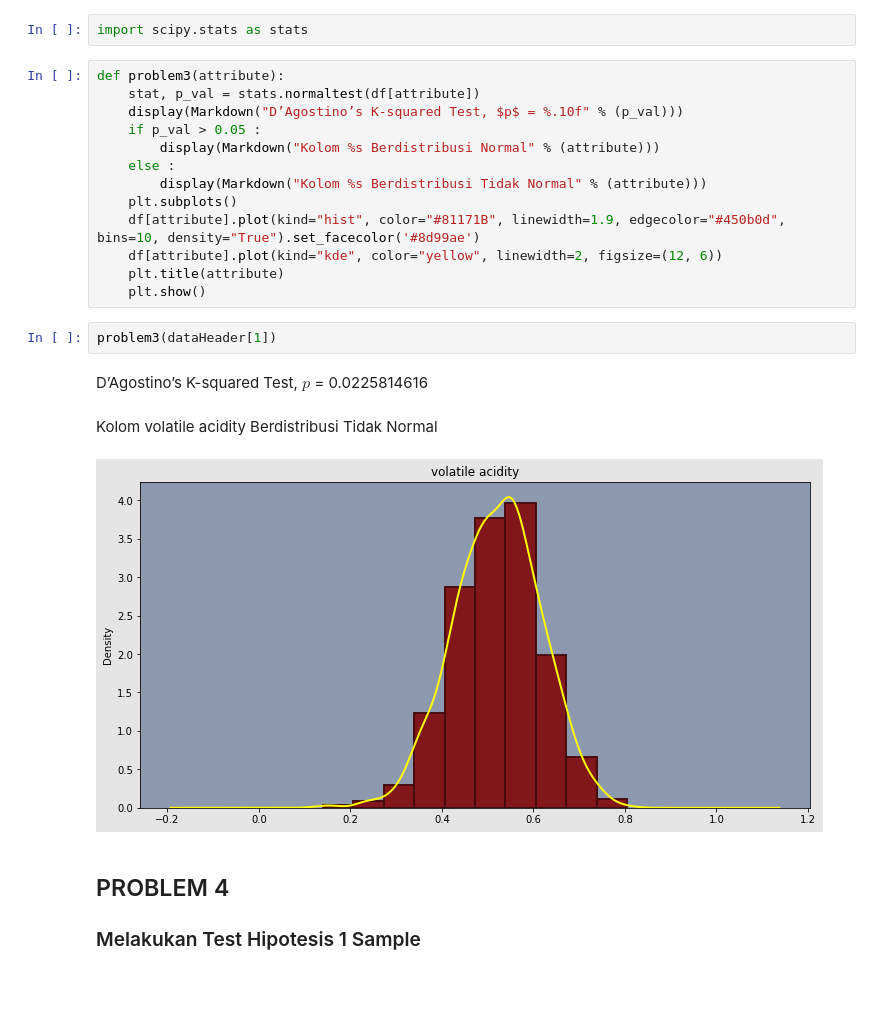
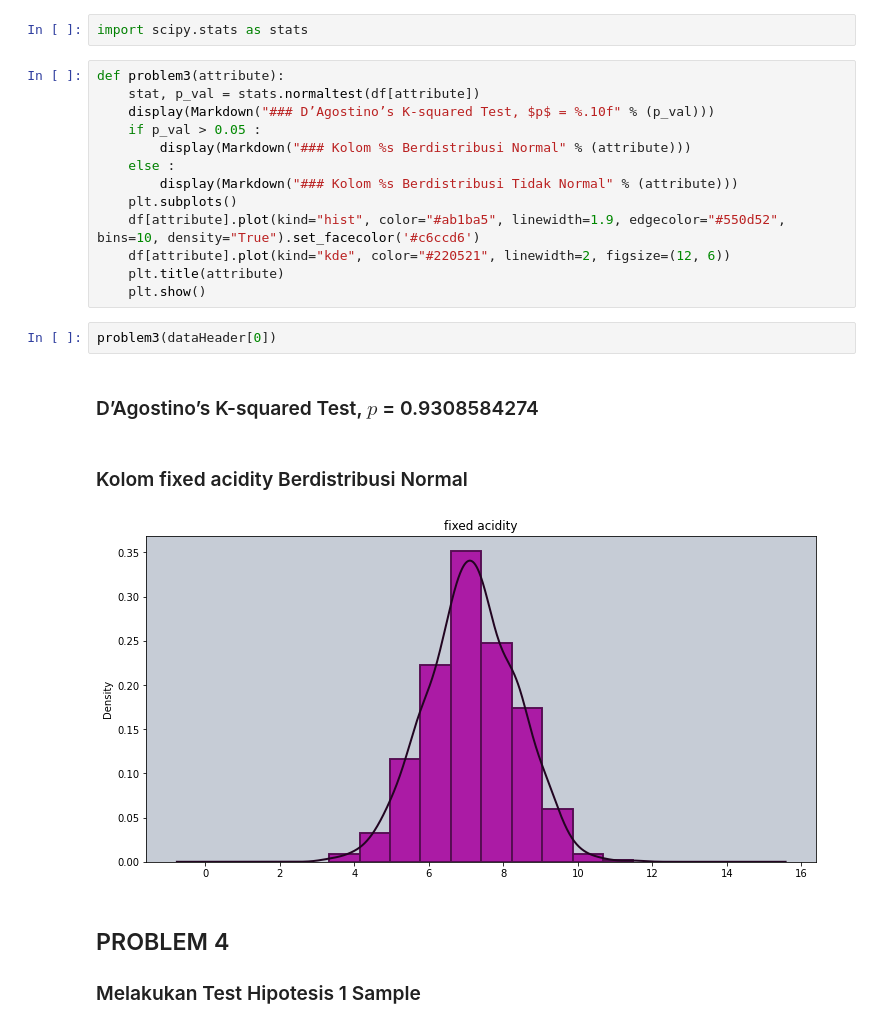
Before and after one commit to mrsyaban/Hipotesis-Testing, a Jupyter notebook: main.ipynb, the cells around one changed output. Cells and saved outputs as stored; diff of their text form; blank space fills up the shorter version.

```diff
--- a/main.ipynb
+++ b/main.ipynb
@@ -209,22 +211,22 @@ import scipy.stats as stats
 # %%
 def problem3(attribute):
     stat, p_val = stats.normaltest(df[attribute])
-    display(Markdown("D’Agostino’s K-squared Test, $p$ = %.10f" % (p_val)))
+    display(Markdown("### D’Agostino’s K-squared Test, $p$ = %.10f" % (p_val)))
     if p_val > 0.05 :
-        display(Markdown("Kolom %s Berdistribusi Normal" % (attribute)))
+        display(Markdown("### Kolom %s Berdistribusi Normal" % (attribute)))
     else :
-        display(Markdown("Kolom %s Berdistribusi Tidak Normal" % (attribute)))
+        display(Markdown("### Kolom %s Berdistribusi Tidak Normal" % (attribute)))
     plt.subplots()
-    df[attribute].plot(kind="hist", color="#81171B", linewidth=1.9, edgecolor="#450b0d", bins=10, density="True").set_facecolor('#8d99ae')
-    df[attribute].plot(kind="kde", color="yellow", linewidth=2, figsize=(12, 6))
+    df[attribute].plot(kind="hist", color="#ab1ba5", linewidth=1.9, edgecolor="#550d52", bins=10, density="True").set_facecolor('#c6ccd6')
+    df[attribute].plot(kind="kde", color="#220521", linewidth=2, figsize=(12, 6))
     plt.title(attribute)
     plt.show()
 # %%
-problem3(dataHeader[1])
+problem3(dataHeader[0])
 # %% [output]
-D’Agostino’s K-squared Test, $p$ = 0.0225814616
+### D’Agostino’s K-squared Test, $p$ = 0.9308584274
-Kolom volatile acidity Berdistribusi Tidak Normal
+### Kolom fixed acidity Berdistribusi Normal
-[figure, old version]
+[figure, new version]
 # %% [markdown]
 ## PROBLEM 4
 ### Melakukan Test Hipotesis 1 Sample
```
Also changed, not shown: parts of 2 cells of this notebook.
